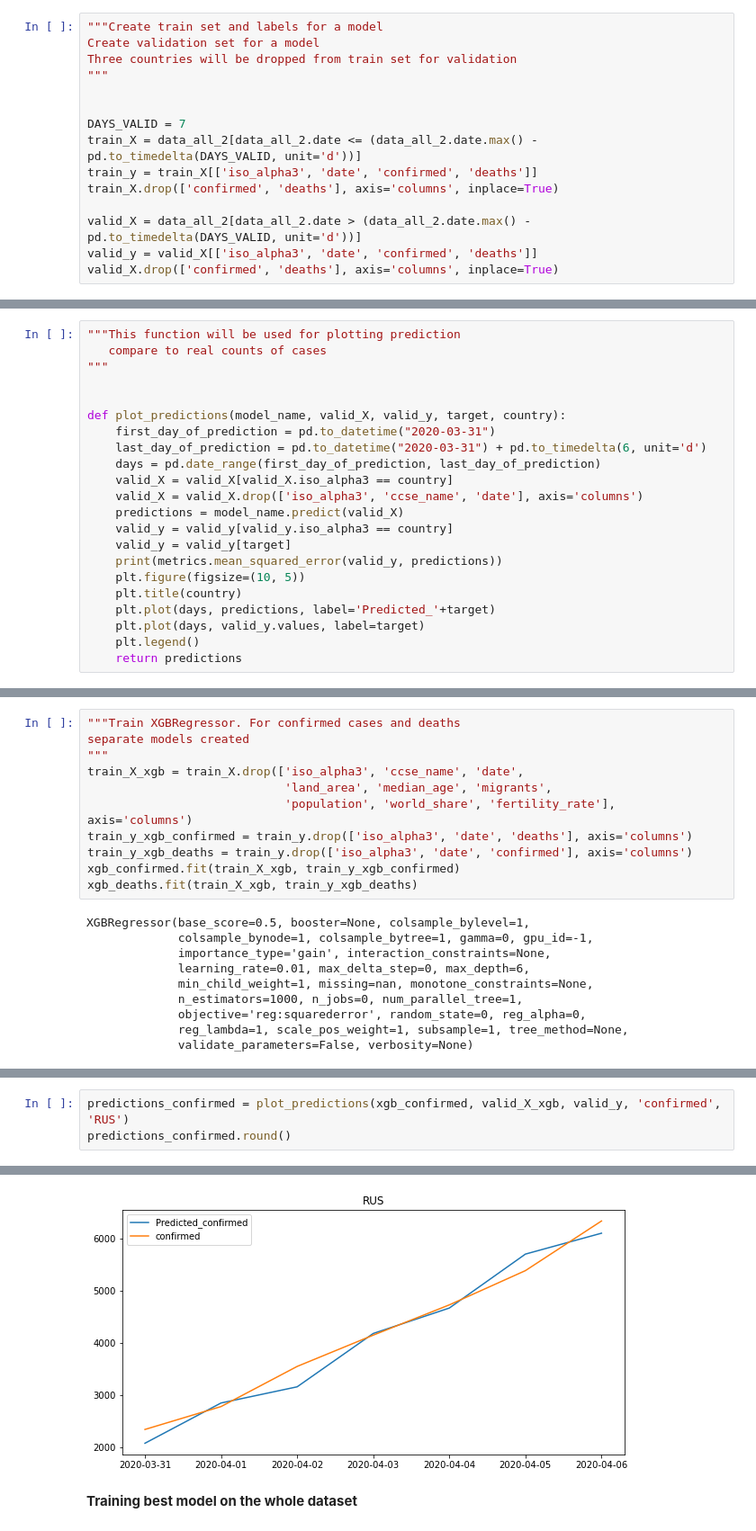
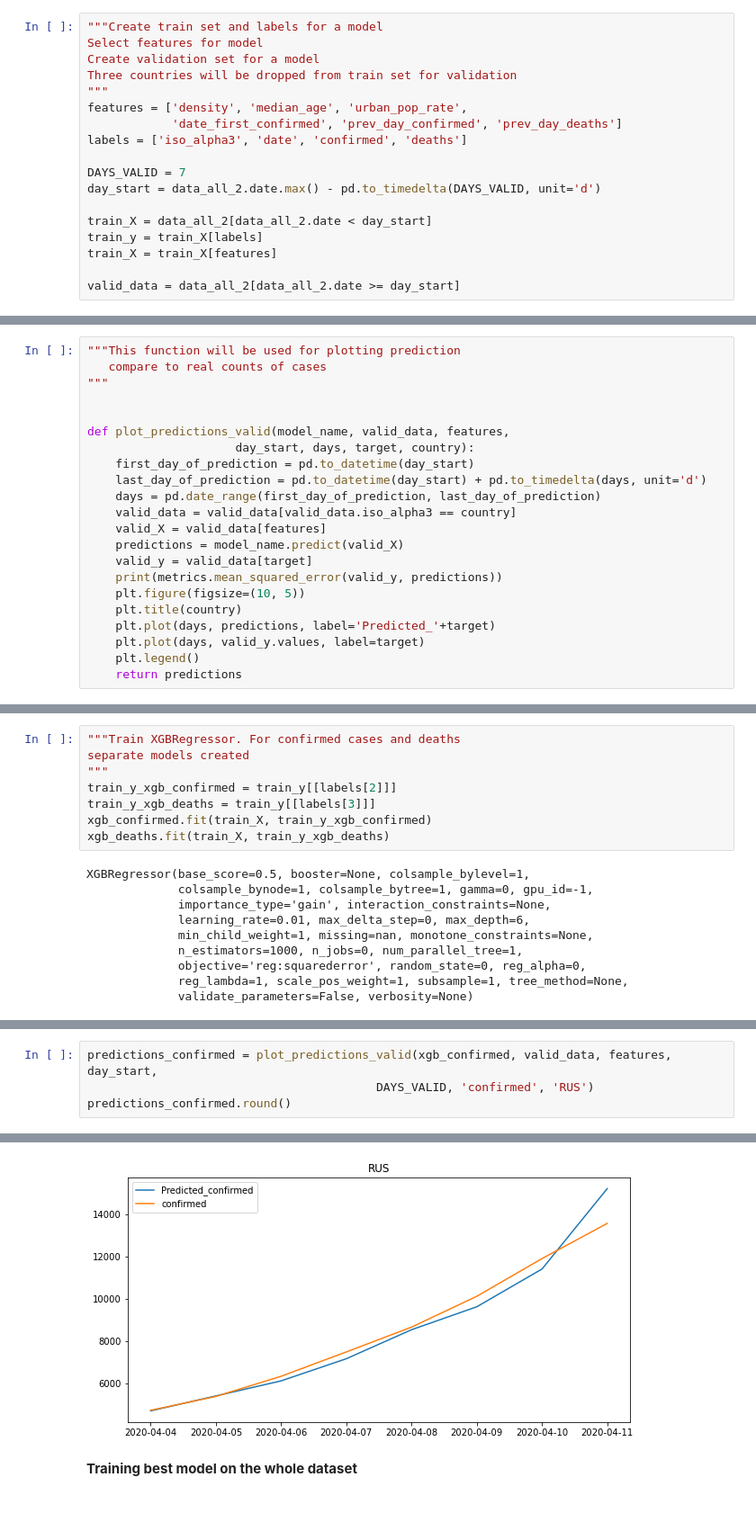
Before and after one commit to BerAnton/covid-19-pandemy, a Jupyter notebook: COVID-2019-Challenge_v.1.0.ipynb, the cells around one changed output, grey strips where cells are left out. Shown at 90% size. Drawn from its saved outputs; the diff is of its cells as text.

Commit message:
baseline model with submission

```diff
--- a/COVID-2019-Challenge_v.1.0.ipynb
+++ b/COVID-2019-Challenge_v.1.0.ipynb
@@ -186,16 +186,19 @@ data_all_2 = data_all_2.merge(temp_data, how='left',
 data_all_2.fillna(value=0, axis=0, inplace=True)
 # %%
 """Create train set and labels for a model
+Select features for model
 Create validation set for a model
 Three countries will be dropped from train set for validation
 """
-
+features = ['density', 'median_age', 'urban_pop_rate',
+            'date_first_confirmed', 'prev_day_confirmed', 'prev_day_deaths']
+labels = ['iso_alpha3', 'date', 'confirmed', 'deaths']
 
 DAYS_VALID = 7
-train_X = data_all_2[data_all_2.date <= (data_all_2.date.max() - pd.to_timedelta(DAYS_VALID, unit='d'))]
-train_y = train_X[['iso_alpha3', 'date', 'confirmed', 'deaths']]
-train_X.drop(['confirmed', 'deaths'], axis='columns', inplace=True)
+day_start = data_all_2.date.max() - pd.to_timedelta(DAYS_VALID, unit='d')
 
-valid_X = data_all_2[data_all_2.date > (data_all_2.date.max() - pd.to_timedelta(DAYS_VALID, unit='d'))]
-valid_y = valid_X[['iso_alpha3', 'date', 'confirmed', 'deaths']]
-valid_X.drop(['confirmed', 'deaths'], axis='columns', inplace=True)
+train_X = data_all_2[data_all_2.date < day_start]
+train_y = train_X[labels]
+train_X = train_X[features]
+
+valid_data = data_all_2[data_all_2.date >= day_start]
@@ -222,15 +220,15 @@ lgbmr = lightgbm.LGBMRegressor(learning_rate=0.01, n_estimators=1000)
 """
 
 
-def plot_predictions(model_name, valid_X, valid_y, target, country):
-    first_day_of_prediction = pd.to_datetime("2020-03-31")
-    last_day_of_prediction = pd.to_datetime("2020-03-31") + pd.to_timedelta(6, unit='d')
+def plot_predictions_valid(model_name, valid_data, features,
+                     day_start, days, target, country):
+    first_day_of_prediction = pd.to_datetime(day_start)
+    last_day_of_prediction = pd.to_datetime(day_start) + pd.to_timedelta(days, unit='d')
     days = pd.date_range(first_day_of_prediction, last_day_of_prediction)
-    valid_X = valid_X[valid_X.iso_alpha3 == country]
-    valid_X = valid_X.drop(['iso_alpha3', 'ccse_name', 'date'], axis='columns')
+    valid_data = valid_data[valid_data.iso_alpha3 == country]
+    valid_X = valid_data[features]
     predictions = model_name.predict(valid_X)
-    valid_y = valid_y[valid_y.iso_alpha3 == country]
-    valid_y = valid_y[target]
+    valid_y = valid_data[target]
     print(metrics.mean_squared_error(valid_y, predictions))
     plt.figure(figsize=(10, 5))
     plt.title(country)
@@ -244,13 +242,10 @@ def plot_predictions(model_name, valid_X, valid_y, target, country):
 """Train XGBRegressor. For confirmed cases and deaths
 separate models created
 """
-train_X_xgb = train_X.drop(['iso_alpha3', 'ccse_name', 'date',
-                            'land_area', 'median_age', 'migrants',
-                            'population', 'world_share', 'fertility_rate'], axis='columns')
-train_y_xgb_confirmed = train_y.drop(['iso_alpha3', 'date', 'deaths'], axis='columns')
-train_y_xgb_deaths = train_y.drop(['iso_alpha3', 'date', 'confirmed'], axis='columns')
-xgb_confirmed.fit(train_X_xgb, train_y_xgb_confirmed)
-xgb_deaths.fit(train_X_xgb, train_y_xgb_deaths)
+train_y_xgb_confirmed = train_y[[labels[2]]]
+train_y_xgb_deaths = train_y[[labels[3]]]
+xgb_confirmed.fit(train_X, train_y_xgb_confirmed)
+xgb_deaths.fit(train_X, train_y_xgb_deaths)
 # %% [output]
 XGBRegressor(base_score=0.5, booster=None, colsample_bylevel=1,
              colsample_bynode=1, colsample_bytree=1, gamma=0, gpu_id=-1,
@@ -267,4 +259,5 @@ valid_X_xgb = valid_X.drop(['land_area', 'median_age', 'migrants',
 # %%
-predictions_confirmed = plot_predictions(xgb_confirmed, valid_X_xgb, valid_y, 'confirmed', 'RUS')
+predictions_confirmed = plot_predictions_valid(xgb_confirmed, valid_data, features, day_start,
+                                         DAYS_VALID, 'confirmed', 'RUS')
 predictions_confirmed.round()
 # %% [output]
@@ -273,4 +267,4 @@ array([2072., 2846., 3156., 4181., 4670., 5707., 6108.], dtype=float32)
-[figure, old version]
+[figure, new version]
 # %% [markdown]
 **Training best model on the whole dataset**
 # %%
```
Also changed, not shown: parts of 21 cells of this notebook, 16 other files.
